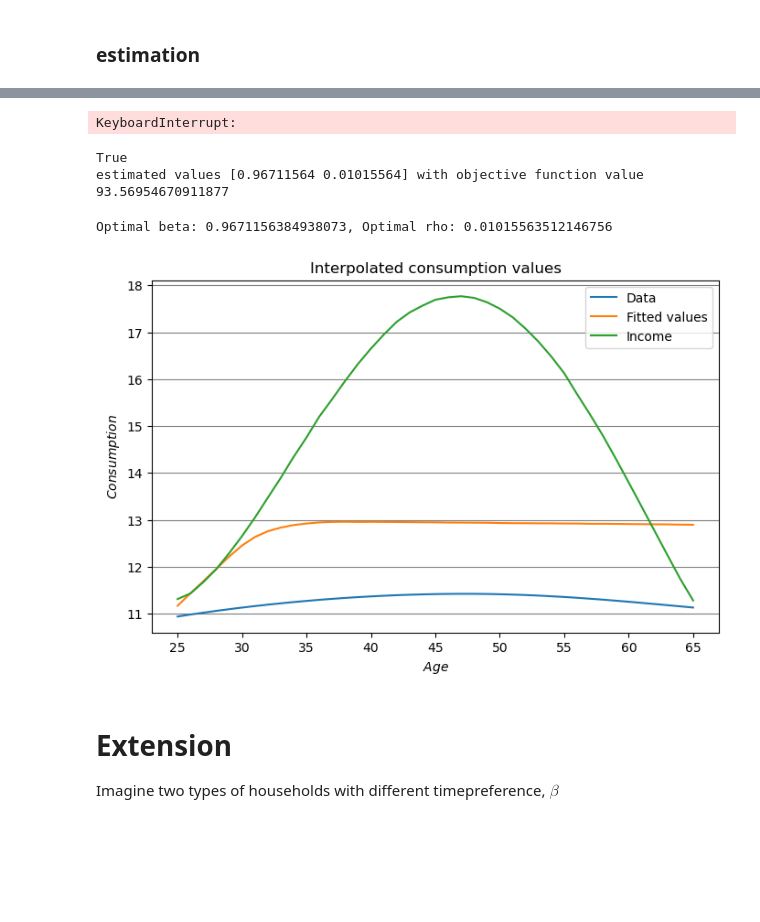
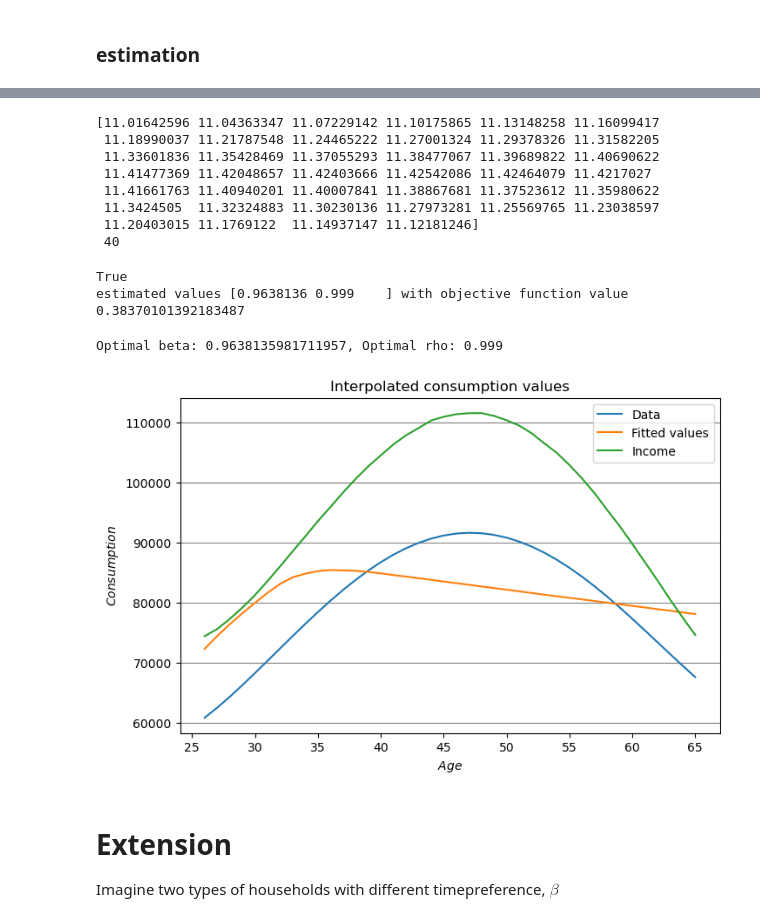
Before and after one commit to AsFyhn/DP-life-cycle, a Jupyter notebook: Run_all.ipynb, the cells around one changed output, grey strips where cells are left out. Cells and saved outputs as stored; diff of their text form; code cells hidden in the pictures; blank space fills up the shorter version.

```diff
--- a/Run_all.ipynb
+++ b/Run_all.ipynb
@@ -461,10 +196,25 @@ print(real_data,'\n',len(real_data))
+# %%
+# Setup
+model_real = model.gp_model()
+par_real = model_real.par
+
+# input the data
+real_data = model_real.Cbar[:-1]
+print(real_data,'\n',len(real_data))
+# %% [output]
+[11.01642596 11.04363347 11.07229142 11.10175865 11.13148258 11.16099417
+ 11.18990037 11.21787548 11.24465222 11.27001324 11.29378326 11.31582205
+ 11.33601836 11.35428469 11.37055293 11.38477067 11.39689822 11.40690622
+ 11.41477369 11.42048657 11.42403666 11.42542086 11.42464079 11.4217027
+ 11.41661763 11.40940201 11.40007841 11.38867681 11.37523612 11.35980622
+ 11.3424505  11.32324883 11.30230136 11.27973281 11.25569765 11.23038597
+ 11.20403015 11.1769122  11.14937147 11.12181246]
+ 40
 # %%
 weight_mat_inv = np.eye(real_data.size)   # The identity matrix and I^-1=I
 est_real = estimation.SMD(model=par_real,solver=egm.solver, simulator=simulations.Simulator, mom_data=real_data)
 est_real.age_groups = False
 # %%
-est_real.beta_grid = np.arange(0.75,0.85,0.01)
+est_real.beta_grid = np.arange(0.50,0.99,0.03)
 est_real.rho_grid = np.arange(0.01,0.99,0.05)
 est_real.estimate(theta0=[0.9,0.4],est_par=['beta','rho'],W=weight_mat_inv,grid=True)
-# %% [output]
-KeyboardInterrupt:
@@ -475,4 +270,4 @@ print(est_real.est_out.success)
 print(f'estimated values {est_real.est} with objective function value {est_real.est_out.fun}')
 # %% [output]
 True
-estimated values [0.96711564 0.01015564] with objective function value 93.56954670911877
+estimated values [0.9638136 0.999    ] with objective function value 0.38370101392183487
@@ -528,35 +276,33 @@ else:
 rho_opt = est_real.est[1]
 beta_opt = est_real.est[0]
 print(f'Optimal beta: {beta_opt}, Optimal rho: {rho_opt}')
-par_fit = model.gp_model(**{'beta':beta_opt,'rho':rho_opt,'init_P':12}).par
+par_fit = model.gp_model(**{'beta':beta_opt,'rho':rho_opt}).par
 # solve model
 solObjfit = egm.solver(par_fit)
 solObjfit.solve()
 sol_fit = solObjfit.sol
 
 #
-sim_fit = simulations.Simulator(par_fit, sol_fit).sim
+sim_fit = simulations.Simulator(par_fit, sol_fit)
+sim_fit = sim_fit.main()
 # %% [output]
-Optimal beta: 0.9671156384938073, Optimal rho: 0.01015563512146756
+Optimal beta: 0.9638135981711957, Optimal rho: 0.999
 # %%
 # plot the interpolated values
 fig = pg.PlotFigure(figsize=(8,5),fontname='Arial')
-fig.add_plot(ages, np.log(interpolated_consumptions), label=f"Data", linestyle='-')
-fig.add_plot(ages, (sim_fit.C_avg), label=f"Fitted values", linestyle='-')
-fig.add_plot(ages, (sim_fit.Y_avg), label=f"Income", linestyle='-')
-# fig.add_plot(age_groups[0], data[1], label=f"Actual consumption", color='black',marker='o')
-# fig.add_plot(age_groups[1], data[2], color='black',marker='o')
-# fig.add_plot(age_groups[2], data[3], color='black',marker='o')
-# fig.add_plot(age_groups[3], data[4], color='black',marker='o')
-# fig.add_plot(age_groups[4], data[5], color='black',marker='o')
+
+# fig.add_plot(model_real.grid_age[:-1], np.exp(model_real.Ybar[:-1]), label=f"Data", linestyle='-')
+fig.add_plot(model_real.grid_age[:-1], np.exp(model_real.Cbar[:-1]), label=f"Data", linestyle='-')
+fig.add_plot(model_real.grid_age[:-1], (sim_fit.C_avg), label=f"Fitted values", linestyle='-')
+fig.add_plot(model_real.grid_age[:-1], (sim_fit.Y_avg), label=f"Income", linestyle='-')
 fig.set_ylabel(f"$Consumption$")
 fig.set_xlabel(f"$Age$")
 fig.set_title(f'Interpolated consumption values')
 fig.add_gridlines(axis='y')
 fig.add_legend()
 fig.show()
 # %% [output]
-[figure, old version]
+[figure, new version]
 # %% [markdown]
 # Extension
 Imagine two types of households with different timepreference, $\beta$
```
Also changed, not shown: parts of 43 cells of this notebook.
